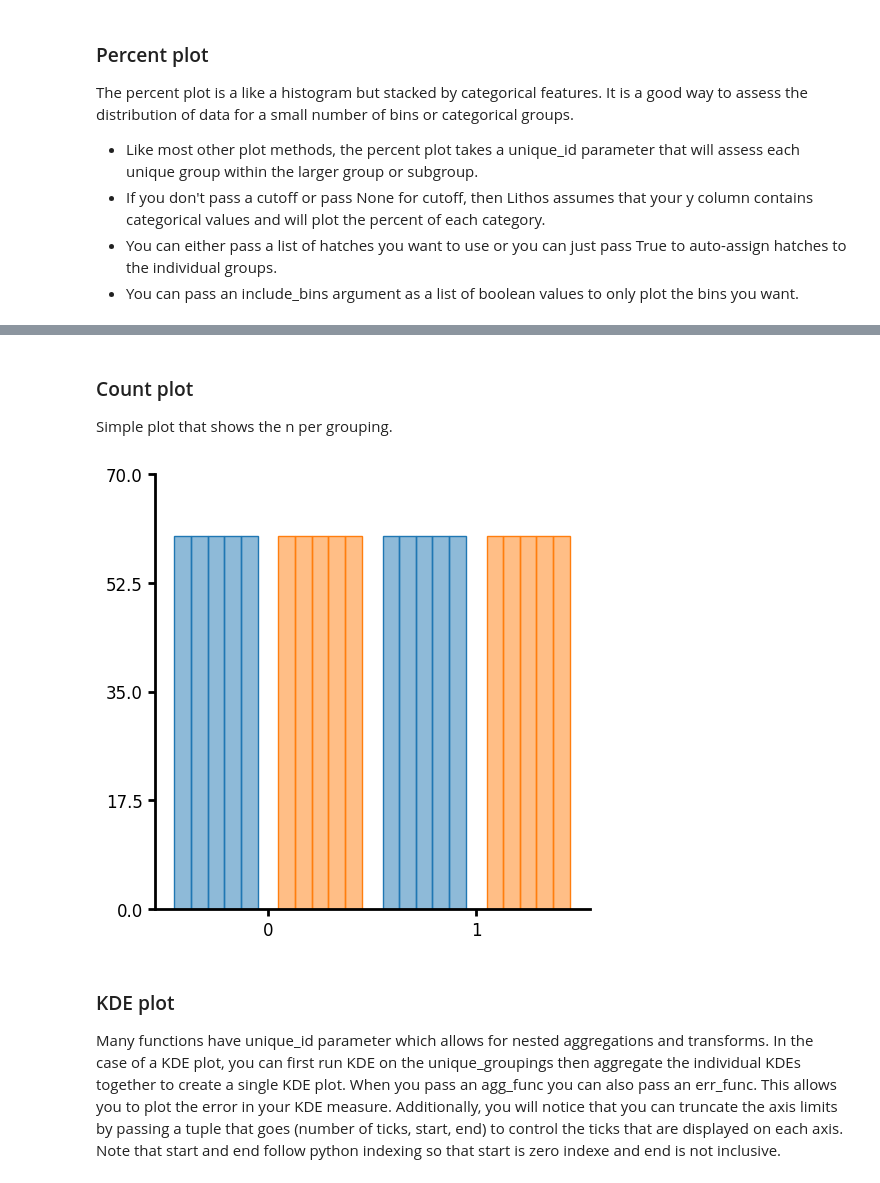
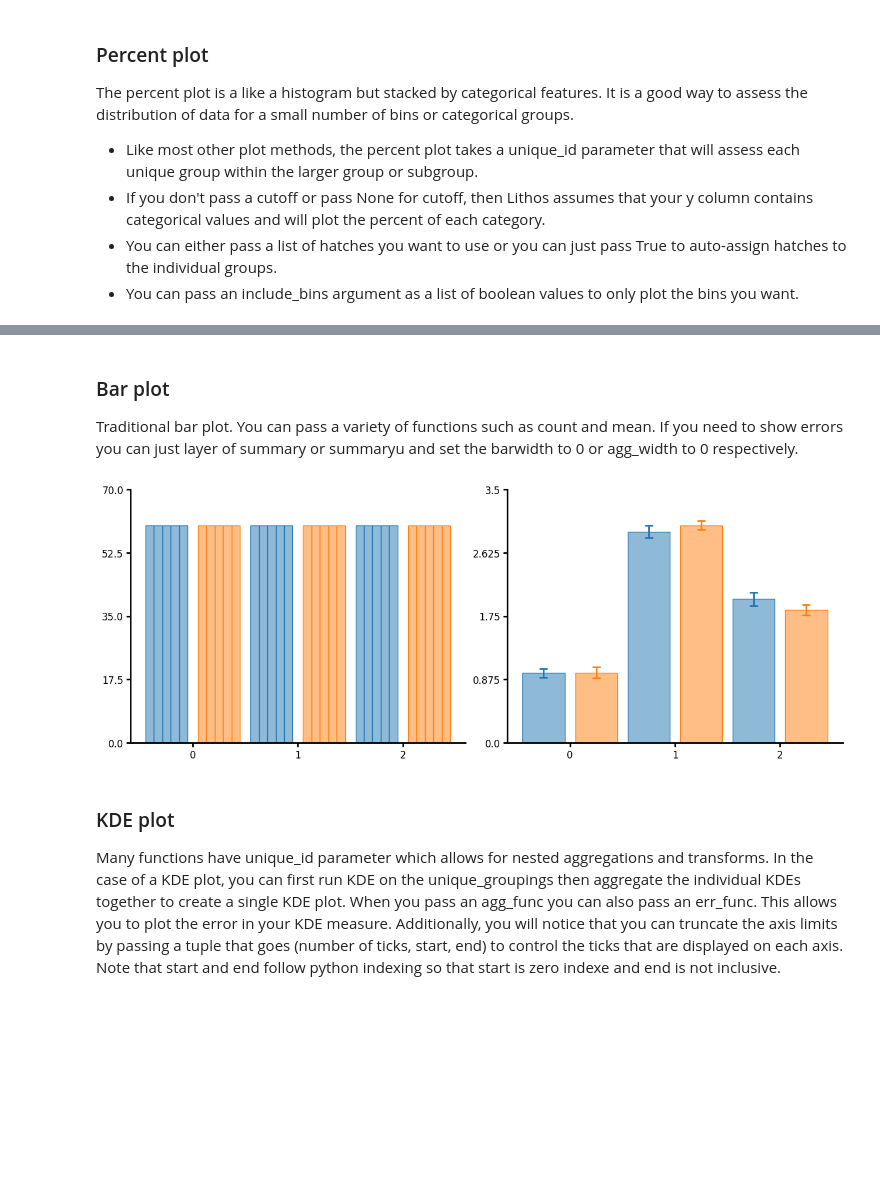
Before and after one commit to LarsHenrikNelson/lithos, a Jupyter notebook: README.ipynb, the cells around one changed output, grey strips where cells are left out. Saved outputs shown, nothing was run; the diff lists cells and outputs as text; code cells hidden in the pictures; blank space fills up the shorter version.

```diff
--- a/README.ipynb
+++ b/README.ipynb
@@ -361,17 +367,33 @@ plot = (
-# %% [markdown]
-### Count plot
-Simple plot that shows the n per grouping.
-# %%
-df = create_synthetic_data(n_groups=2, n_subgroups=2, n_unique_ids=5, n_points=60)
-plot = (
-    CategoricalPlot(data=df)
-    .grouping(group="grouping_1", subgroup="grouping_2")
-    .count(unique_id="unique_grouping", barwidth=0.8)
-    .plot_data(y="y1")
-    .plot()
-)
-# %% [output]
-[figure, removed]
+# %% [markdown]
+### Bar plot
+Traditional bar plot. You can pass a variety of functions such as count and mean. If you need to show errors you can just layer of summary or summaryu and set the barwidth to 0 or agg_width to 0 respectively.
+# %%
+df = create_synthetic_data(n_groups=3, n_subgroups=2, n_unique_ids=5, n_points=60)
+fig, ax = plt.subplots(ncols=2, layout="constrained", figsize=(6.4 * 2, 4.8 * 1))
+plot = (
+    CategoricalPlot(data=df)
+    .grouping(group="grouping_1", subgroup="grouping_2")
+    .bar(unique_id="unique_grouping", func="count", barwidth=0.8)
+    .plot_data(y="y")
+    .plot(figure=fig, axes=ax[0])
+)
+plot = (
+    CategoricalPlot(data=df)
+    .grouping(group="grouping_1", subgroup="grouping_2")
+    .bar(unique_id="unique_grouping", func="mean", agg_func="mean", barwidth=0.8)
+    .summaryu(
+        unique_id="unique_grouping",
+        func="mean",
+        agg_width=0,
+        agg_func="mean",
+        barwidth=0.0,
+        capsize=4,
+    )
+    .plot_data(y="y")
+    .plot(figure=fig, axes=ax[1])
+)
+# %% [output]
+[figure, added]
 # %% [markdown]
 ### KDE plot
 Many functions have unique_id parameter which allows for nested aggregations and transforms. In the case of a KDE plot, you can first run KDE on the unique_groupings then aggregate the individual KDEs together to create a single KDE plot. When you pass an agg_func you can also pass an err_func. This allows you to plot the error in your KDE measure.
```
Also changed, not shown: parts of 11 cells of this notebook, 21 other files.
